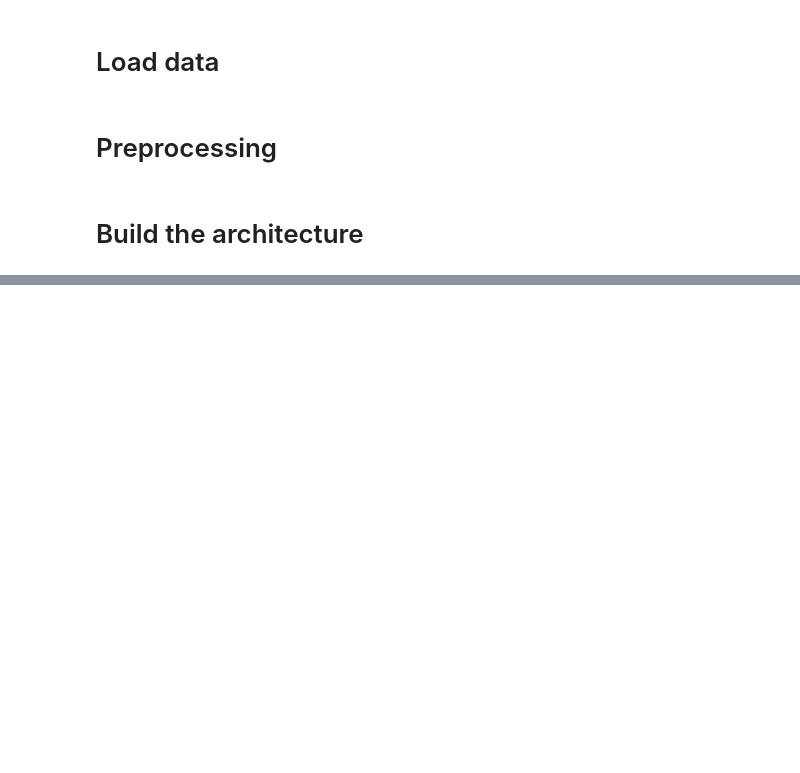
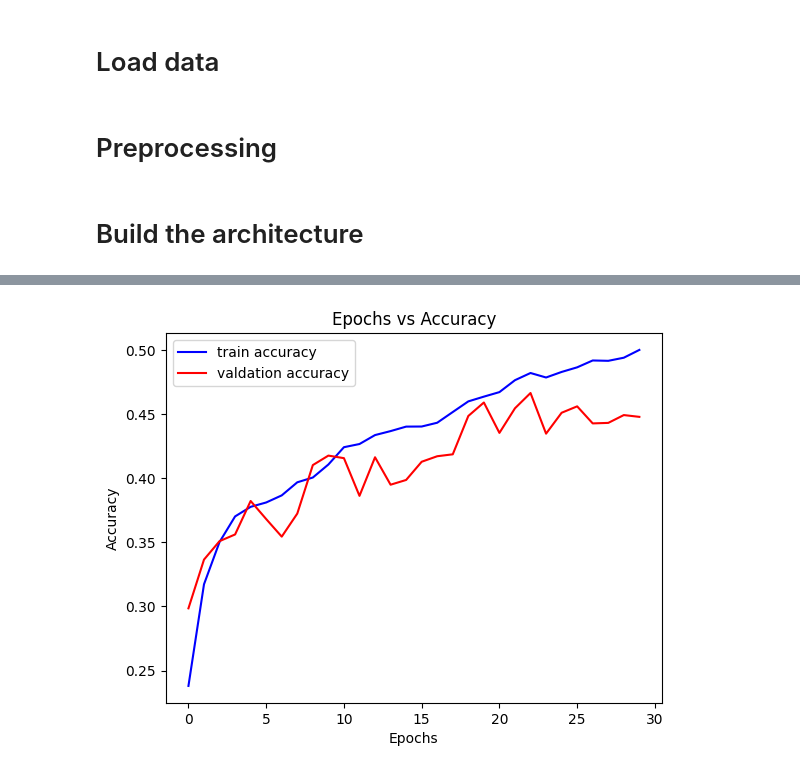
Before and after one commit to Aasrith-JR/DL-Lab, a Jupyter notebook: week3/cifar-mlp.ipynb, the cells around one changed output, grey strips where cells are left out. Cells and saved outputs as stored; diff of their text form; code cells hidden in the pictures; blank space fills up the shorter version.

```diff
--- a/week3/cifar-mlp.ipynb
+++ b/week3/cifar-mlp.ipynb
@@ -47,0 +97,12 @@ Predicted label: 8
+# %%
+plt.plot(result.history['accuracy'],label='train accuracy',color='blue')
+plt.plot(result.history['val_accuracy'],label='valdation accuracy',color='red')
+# plt.xticks(np.arange(1, 50, 2))
+# plt.yticks(np.arange(1, 50, 2))
+plt.xlabel("Epochs")
+plt.ylabel("Accuracy")
+plt.title("Epochs vs Accuracy")
+plt.legend()
+plt.show()
+# %% [output]
+[figure, added]
```
Also changed, not shown: parts of 6 cells of this notebook, 2 other files.
